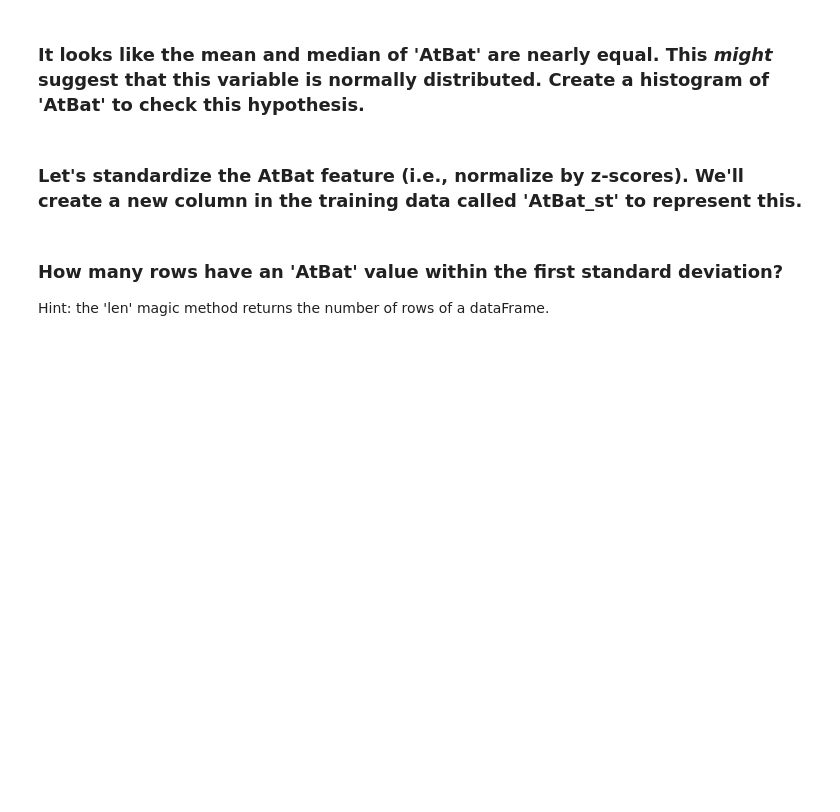
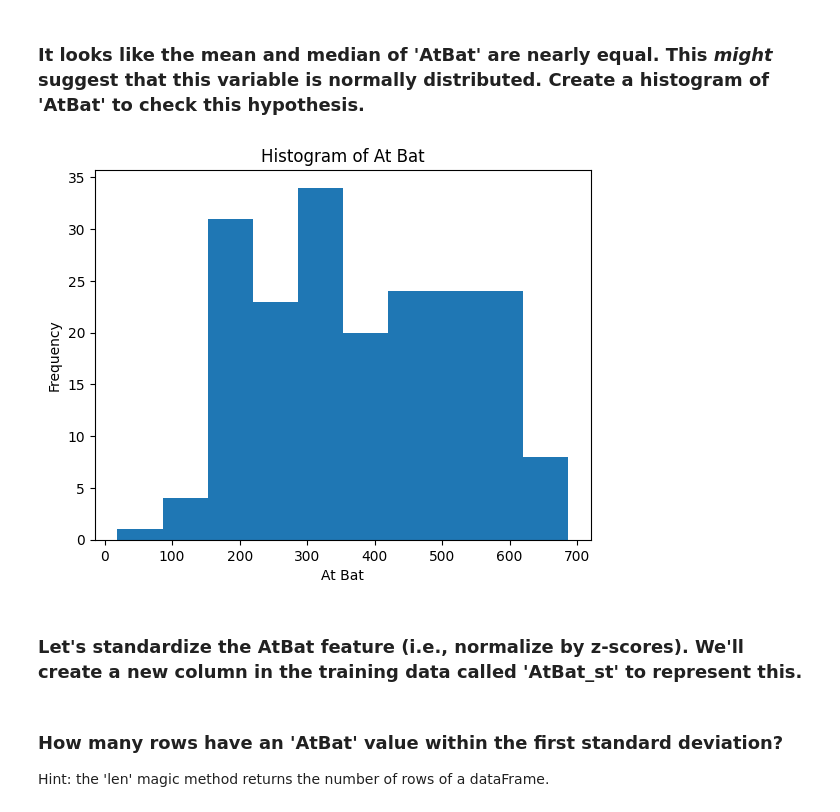
Before and after one commit to Alakazam992/code_2600, a Jupyter notebook: mod03_eda.ipynb, the cells around one changed output. Drawn from its saved outputs; the diff is of its cells as text; code cells hidden in the pictures; blank space fills up the shorter version.

```diff
--- a/mod03_eda.ipynb
+++ b/mod03_eda.ipynb
@@ -71,6 +97,13 @@ Train, Test = train_test_split(Hitters,
 ### It looks like the mean and median of 'AtBat' are nearly equal. This _might_ suggest that this variable is normally distributed. Create a histogram of 'AtBat' to check this hypothesis.
 # %%
 #fillin
+plt.hist(Train['AtBat'])
+plt.xlabel('At Bat')
+plt.ylabel('Frequency')
+plt.title('Histogram of At Bat')
+plt.show()
+# %% [output]
+[figure, added]
 # %% [markdown]
 ### Let's standardize the AtBat feature (i.e., normalize by z-scores). We'll create a new column in the training data called 'AtBat_st' to represent this.
 # %%
```
Also changed, not shown: parts of 8 cells of this notebook, 1 other file.
